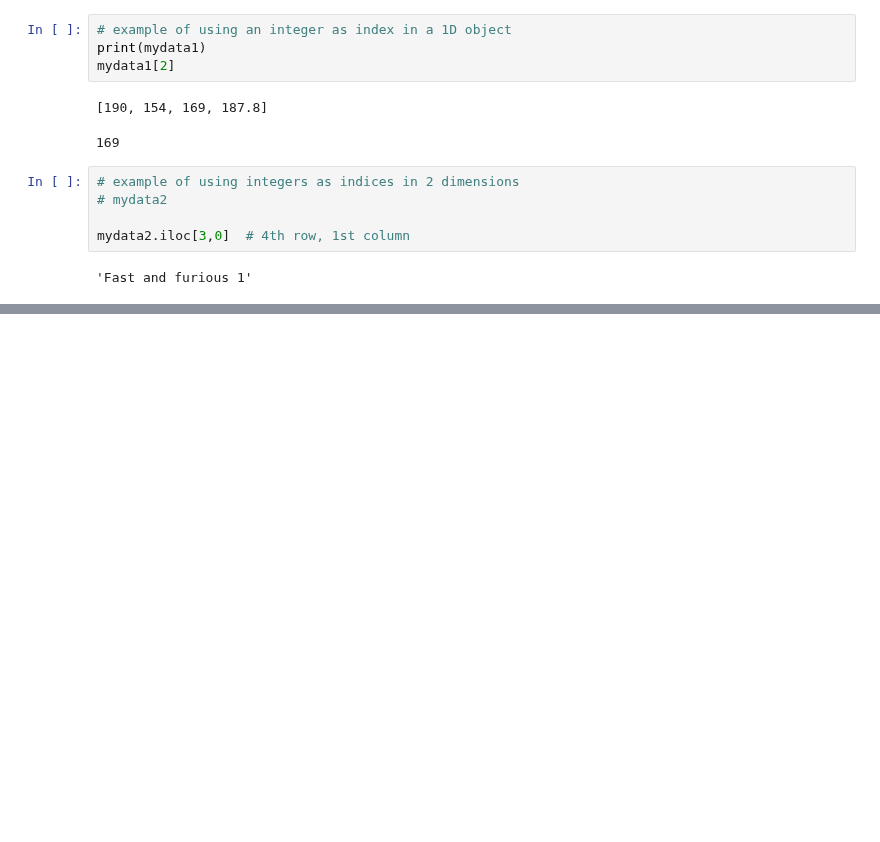
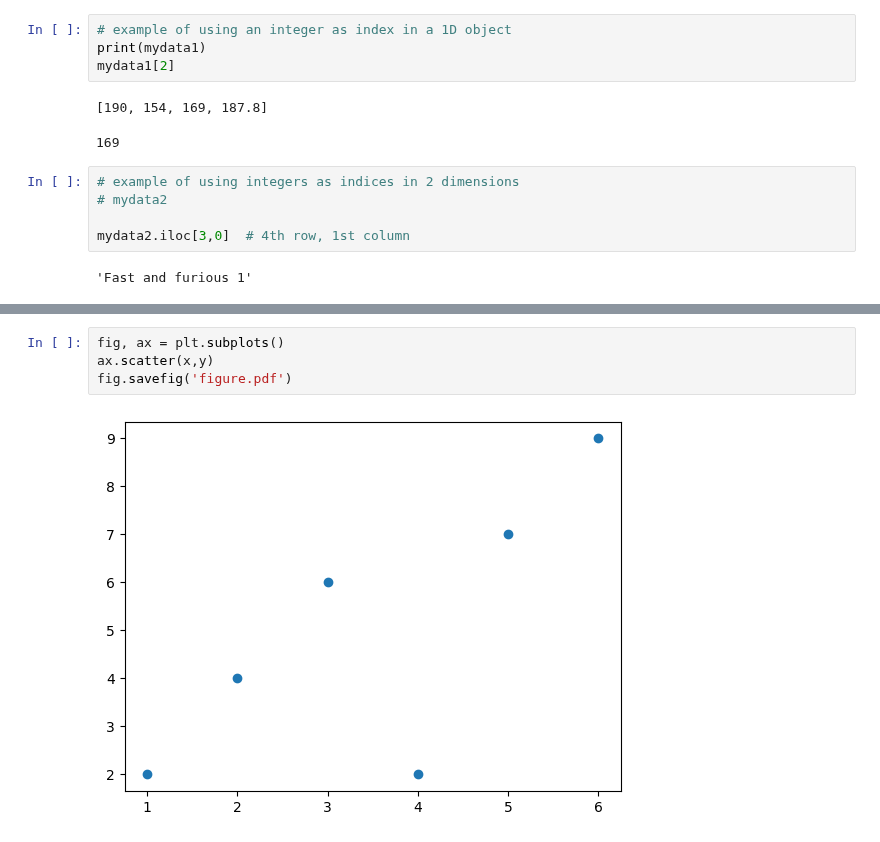
Before and after one commit to pohleric/geoscience-unifr-py, a Jupyter notebook: SGG.02101/Lesson_02/Lecture_2 - programming_basics.ipynb, the cells around one changed output, grey strips where cells are left out. Drawn from its saved outputs; the diff is of its cells as text; blank space fills up the shorter version.

```diff
--- a/SGG.02101/Lesson_02/Lecture_2 - programming_basics.ipynb
+++ b/SGG.02101/Lesson_02/Lecture_2 - programming_basics.ipynb
@@ -652,2 +673,8 @@ It requires the following arguments:
+# %%
+fig, ax = plt.subplots()
+ax.scatter(x,y)
+fig.savefig('figure.pdf')
+# %% [output]
+[figure, added]
 # %% [markdown]
 ### Output Examples
```
Also changed, not shown: parts of 32 cells of this notebook, 2 other files.
